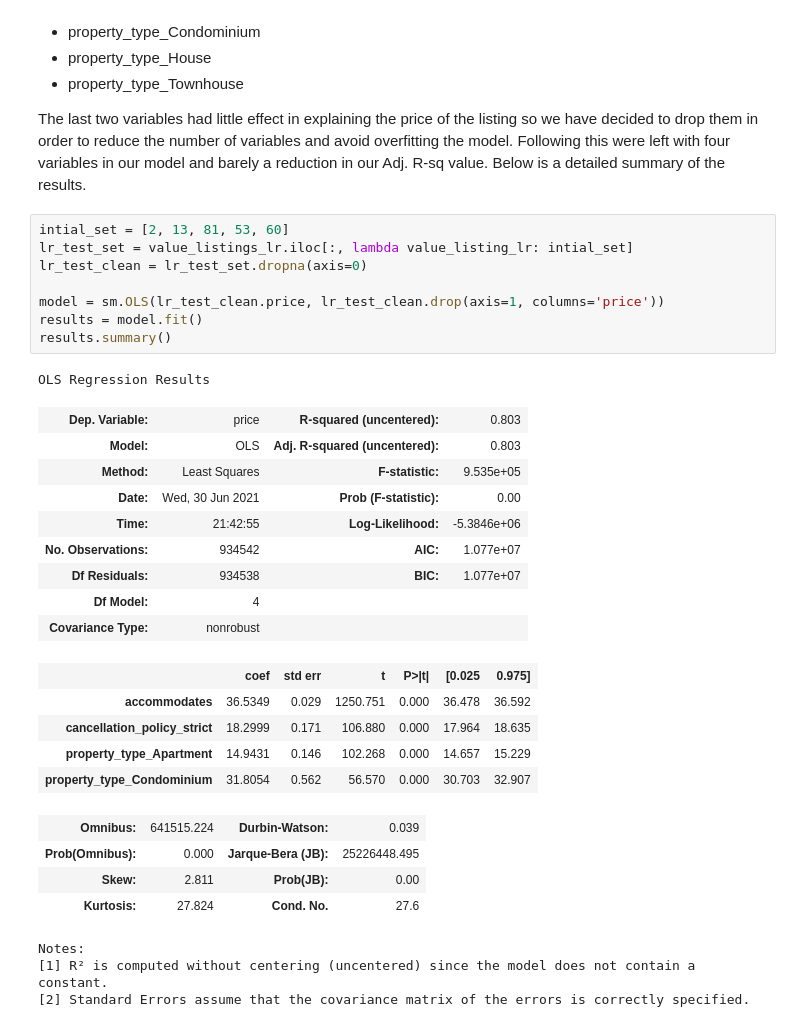
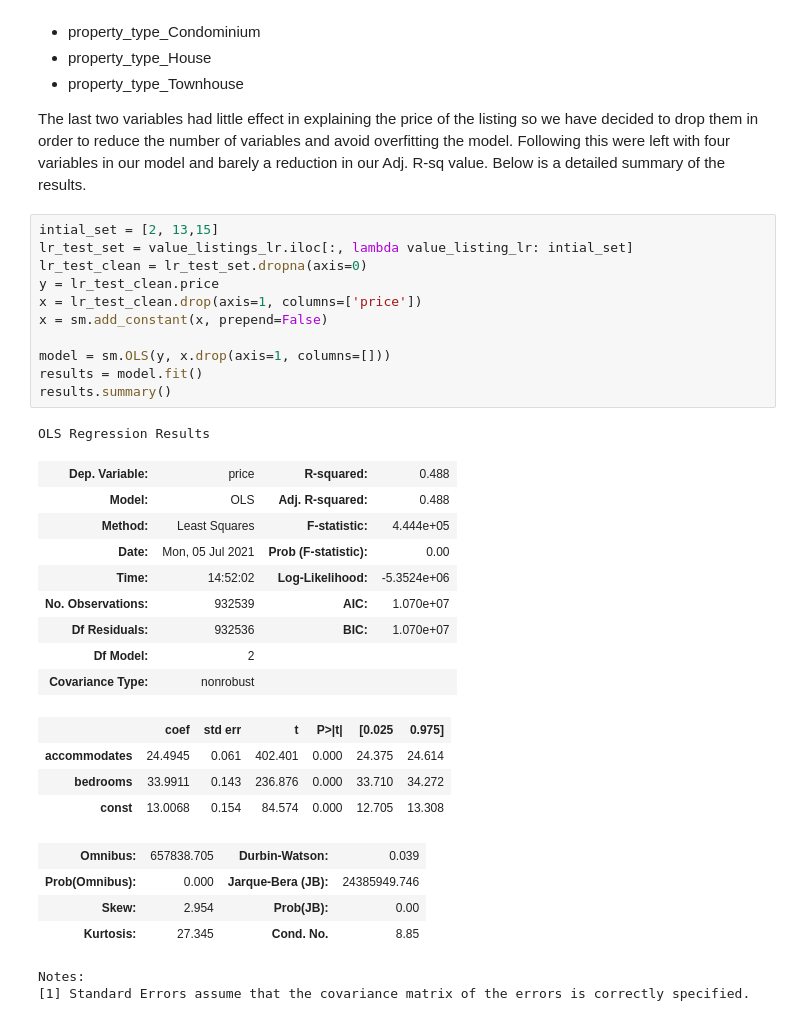
Before and after one commit to kumpirusha/udacity_data_science, a Jupyter notebook: listing_price.ipynb, the cells around one changed output. Drawn from its saved outputs; the diff is of its cells as text.

```diff
--- a/listing_price.ipynb
+++ b/listing_price.ipynb
@@ -302,33 +323,34 @@ The intial set consisted of the following predictor variables:
 
 The last two variables had little effect in explaining the price of the listing so we have decided to drop them in order to reduce the number of variables and avoid overfitting the model. Following this were left with four variables in our model and barely a reduction in our Adj. R-sq value. Below is a detailed summary of the results.
 # %%
-intial_set = [2, 13, 81, 53, 60]
+intial_set = [2, 13,15]
 lr_test_set = value_listings_lr.iloc[:, lambda value_listing_lr: intial_set]
 lr_test_clean = lr_test_set.dropna(axis=0)
+y = lr_test_clean.price
+x = lr_test_clean.drop(axis=1, columns=['price'])
+x = sm.add_constant(x, prepend=False)
 
-model = sm.OLS(lr_test_clean.price, lr_test_clean.drop(axis=1, columns='price'))
+model = sm.OLS(y, x.drop(axis=1, columns=[]))
 results = model.fit()
 results.summary()
 # %% [output]
 OLS Regression Results
-| Dep. Variable: | price | R-squared (uncentered): | 0.803 |
-| Model: | OLS | Adj. R-squared (uncentered): | 0.803 |
-| Method: | Least Squares | F-statistic: | 9.535e+05 |
-| Date: | Wed, 30 Jun 2021 | Prob (F-statistic): | 0.00 |
-| Time: | 21:42:55 | Log-Likelihood: | -5.3846e+06 |
-| No. Observations: | 934542 | AIC: | 1.077e+07 |
-| Df Residuals: | 934538 | BIC: | 1.077e+07 |
-| Df Model: | 4 |  |  |
+| Dep. Variable: | price | R-squared: | 0.488 |
+| Model: | OLS | Adj. R-squared: | 0.488 |
+| Method: | Least Squares | F-statistic: | 4.444e+05 |
+| Date: | Mon, 05 Jul 2021 | Prob (F-statistic): | 0.00 |
+| Time: | 14:52:02 | Log-Likelihood: | -5.3524e+06 |
+| No. Observations: | 932539 | AIC: | 1.070e+07 |
+| Df Residuals: | 932536 | BIC: | 1.070e+07 |
+| Df Model: | 2 |  |  |
 | Covariance Type: | nonrobust |  |  |
 |  | coef | std err | t | P>|t| | [0.025 | 0.975] |
-| accommodates | 36.5349 | 0.029 | 1250.751 | 0.000 | 36.478 | 36.592 |
-| cancellation_policy_strict | 18.2999 | 0.171 | 106.880 | 0.000 | 17.964 | 18.635 |
-| property_type_Apartment | 14.9431 | 0.146 | 102.268 | 0.000 | 14.657 | 15.229 |
-| property_type_Condominium | 31.8054 | 0.562 | 56.570 | 0.000 | 30.703 | 32.907 |
+| accommodates | 24.4945 | 0.061 | 402.401 | 0.000 | 24.375 | 24.614 |
+| bedrooms | 33.9911 | 0.143 | 236.876 | 0.000 | 33.710 | 34.272 |
+| const | 13.0068 | 0.154 | 84.574 | 0.000 | 12.705 | 13.308 |
-| Omnibus: | 641515.224 | Durbin-Watson: | 0.039 |
-| Prob(Omnibus): | 0.000 | Jarque-Bera (JB): | 25226448.495 |
-| Skew: | 2.811 | Prob(JB): | 0.00 |
-| Kurtosis: | 27.824 | Cond. No. | 27.6 |
+| Omnibus: | 657838.705 | Durbin-Watson: | 0.039 |
+| Prob(Omnibus): | 0.000 | Jarque-Bera (JB): | 24385949.746 |
+| Skew: | 2.954 | Prob(JB): | 0.00 |
+| Kurtosis: | 27.345 | Cond. No. | 8.85 |
 Notes:
-[1] R² is computed without centering (uncentered) since the model does not contain a constant.
-[2] Standard Errors assume that the covariance matrix of the errors is correctly specified.
+[1] Standard Errors assume that the covariance matrix of the errors is correctly specified.
```
Also changed, not shown: parts of 4 cells of this notebook.
